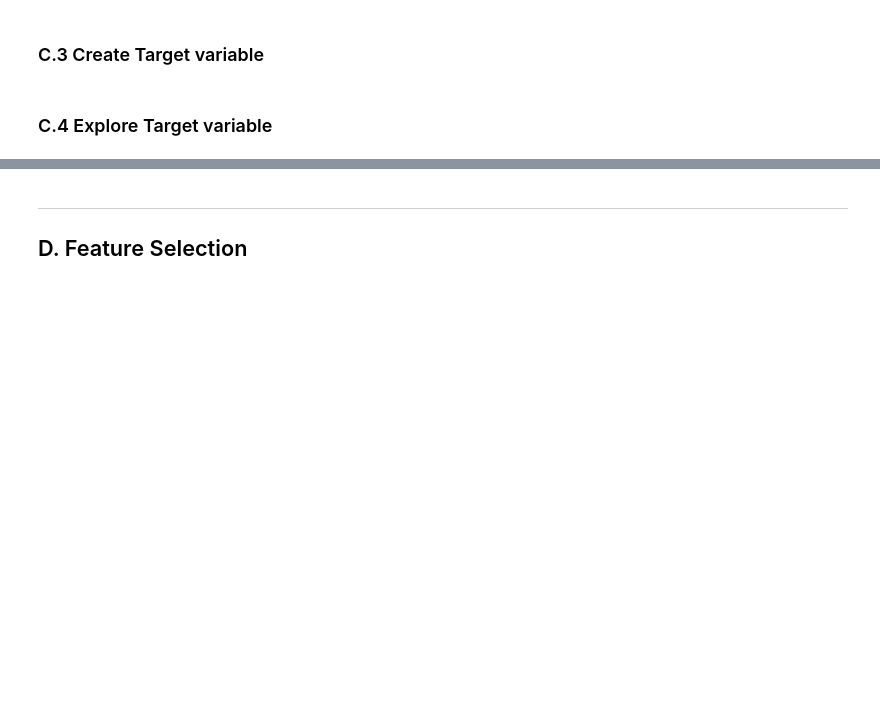
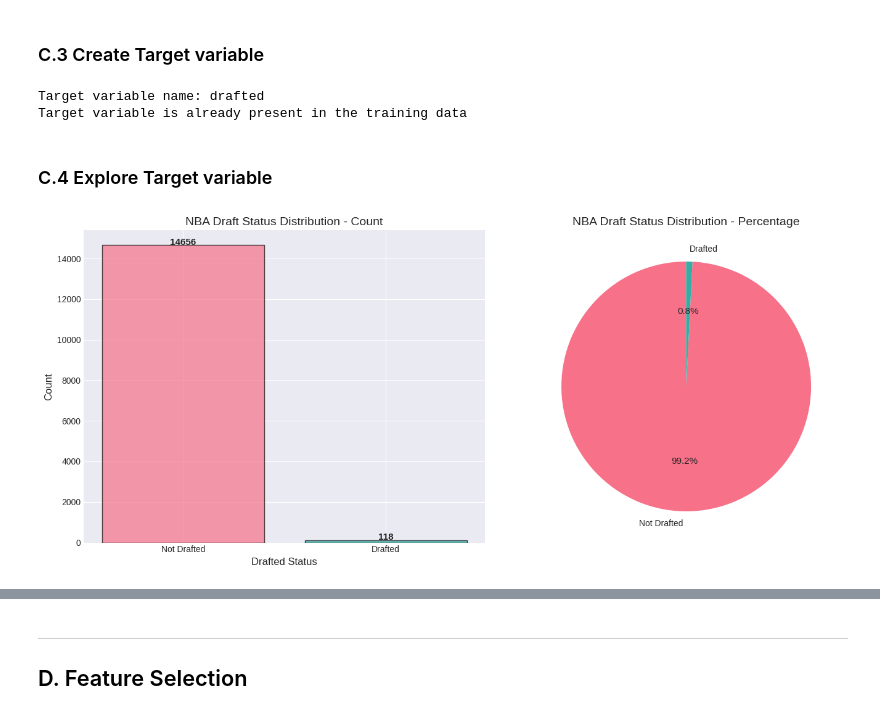
Before and after one commit to tooichitake/36120-AT1-Group5, a Jupyter notebook: 25605217/notebooks/36120-25SP-group5-25605217-AT1-experiment-2.ipynb, the cells around one changed output, grey strips where cells are left out. Saved outputs shown, nothing was run; the diff lists cells and outputs as text; code cells hidden in the pictures; blank space fills up the shorter version.

```diff
--- a/25605217/notebooks/36120-25SP-group5-25605217-AT1-experiment-2.ipynb
+++ b/25605217/notebooks/36120-25SP-group5-25605217-AT1-experiment-2.ipynb
@@ -74,0 +129,16 @@ print_tile(size="h3", key='stakeholders_expectations_explanations', value=stakeh
+# %%
+# <Student to fill this section>
+# Load data using src module
+train_df, test_df = dataset.load_data('../data/raw')
+
+# Convert all numeric columns to float64 for competition precision
+train_df = dataset.convert_to_float64(train_df)
+test_df = dataset.convert_to_float64(test_df)
+
+print(f"Training set shape: {train_df.shape}")
+print(f"Test set shape: {test_df.shape}")
+
+# Display data information
+info_df = dataset.get_feature_info(train_df)
+print("\nDataset Information:")
+print(info_df.head(10))
@@ -78,0 +184,10 @@ print_tile(size="h3", key='stakeholders_expectations_explanations', value=stakeh
+# %%
+# <Student to fill this section>
+# Create target variable using src module
+train_df = dataset.create_target_variable(train_df)
+target_name = 'drafted'
+
+print(f"Target variable '{target_name}' created")
+print(f"\nTarget distribution:")
+print(train_df[target_name].value_counts())
+print(f"\nDraft rate: {train_df[target_name].mean():.2%}")
@@ -90,2 +223,11 @@ target_name = ''
+# %%
+# <Student to fill this section>
+# Target variable is already provided in the dataset
+target_name = 'drafted'
+print(f"Target variable name: {target_name}")
+print(f"Target variable is already present in the training data")
+# %% [output]
+Target variable name: drafted
+Target variable is already present in the training data
 # %% [markdown]
 ### C.4 Explore Target variable
@@ -98,0 +234,7 @@ provide a detailed analysis on the target variable, its distribution, limitation
+# %%
+# <Student to fill this section>
+# Beautiful visualization of target distribution using src module
+fig = visualization.plot_target_distribution(train_df[target_name], title="NBA Draft Status Distribution")
+plt.show()
+# %% [output]
+[figure, added]
```
Also changed, not shown: parts of 125 cells of this notebook, 4 other files.
